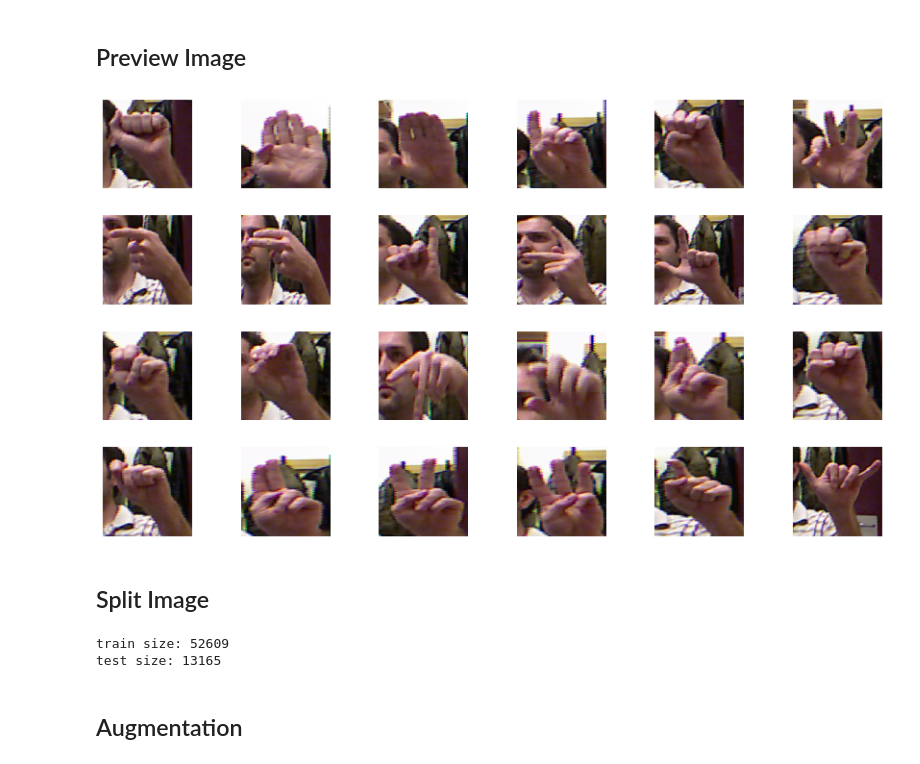
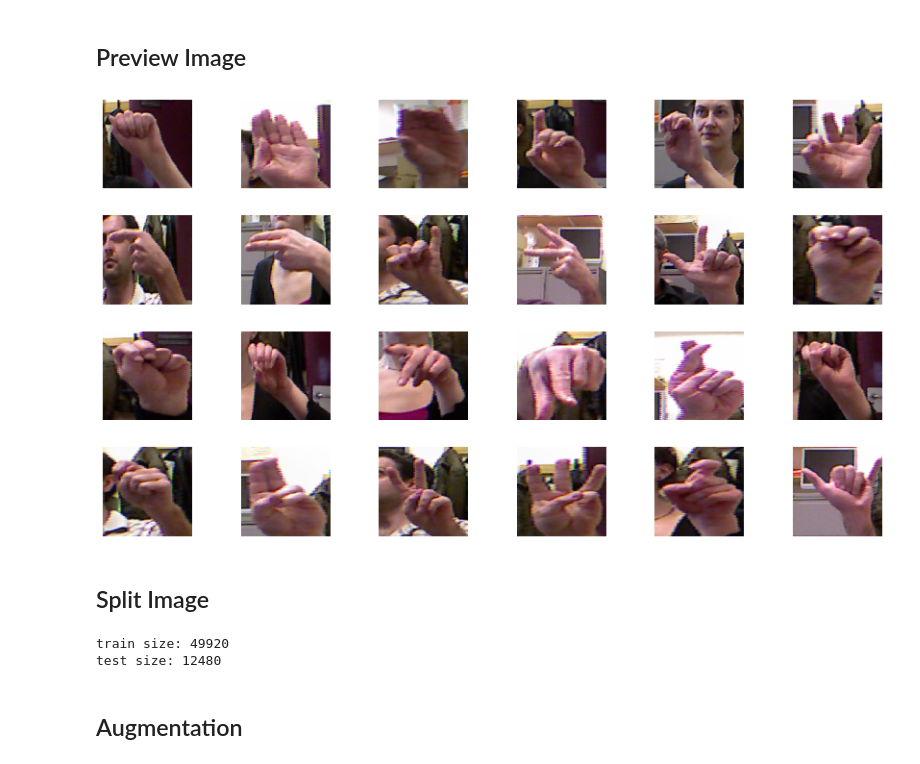
Before and after one commit to aemiralfath/BPML-Dicoding, a Jupyter notebook: Submission_3.ipynb, the cells around one changed output. Saved outputs shown, nothing was run; the diff lists cells and outputs as text; code cells hidden in the pictures.

```diff
--- a/Submission_3.ipynb
+++ b/Submission_3.ipynb
@@ -76,9 +80,6 @@ print(label_dir)
 # %%
 image_train = []
 label_train = []
-
-image_test = []
-label_test = []
 
 for dir_name in dataset_dir:
   dataset_path = os.path.join(base_dir, dir_name)
@@ -90,19 +91,11 @@ for dir_name in dataset_dir:
       if image_name.startswith('color_'):
         image_train.append(os.path.join(label_path, image_name))
         label_train.append(label_name)
-      else:
-        image_test.append(os.path.join(label_path, image_name))
-        label_test.append(label_name)
 
 image_train = np.array(image_train)
 label_train = np.array(label_train)
 print(image_train.shape)
 print(label_train.shape)
-
-image_test = np.array(image_test)
-label_test = np.array(label_test)
-print(image_test.shape)
-print(label_test.shape)
 # %% [output]
 (65774,)
 (65774,)
@@ -172,9 +152,14 @@ max height: 272
 ## Label Size
 # %%
 x, y = np.array([]), np.array([])
+min_len = sys.maxsize
 for label_name in label_dir:
+  data_length = len(df.loc[df['label'] == label_name])
   x = np.append(x, label_name)
-  y = np.append(y, len(df.loc[df['label'] == label_name]))
+  y = np.append(y, data_length)
+
+  if min_len > data_length:
+    min_len = data_length
 
 plt.figure(figsize=(15, 5))
 plt.bar(x, y)
@@ -183,0 +171,20 @@ plt.show()
+# %%
+df_downsample = pd.DataFrame({'image_path':np.array([]), 'label':np.array([])})
+df_test = pd.DataFrame({'image_path':np.array([]), 'label':np.array([])})
+
+for label_name in label_dir:
+  data_sample = df.loc[df['label'] == label_name]
+  data_downsampled = resample(
+      data_sample,
+      replace=False,
+      n_samples=min_len-15,
+      random_state=42
+  )
+
+  df_downsample = pd.concat([df_downsample, data_downsampled])
+
+  # sample yang tidak terpakai dijadikan untuk test
+  removed_sample = data_sample[~data_sample.apply(tuple, 1).isin(data_downsampled.apply(tuple, 1))]
+  df_test = pd.concat([df_test, removed_sample])
+
+df_downsample.label.value_counts()
@@ -186,23 +211,23 @@ plt.show()
 # %%
 class ImageViewer:
     def draw_sample_images(self):
       fn = []
       for label_name in label_dir:
-        samples = df[df['label']==label_name].iloc[0].values
+        samples = df_downsample[df_downsample['label']==label_name].iloc[0].values
         fn.append(samples[0])
 
       plt.figure(figsize=(15, 15))
       for n in range(len(fn)):
         plt.subplot(7, 6, n+1)
         plt.subplots_adjust(hspace = 0.3)
         plt.imshow(image.load_img(fn[n], target_size=(128, 128)))
 
         plt.axis('off')
       plt.show()
 
 ImageViewer().draw_sample_images()
 # %% [output]
-[figure, old version]
+[figure, new version]
 # %% [markdown]
 ## Split Image
 # %%
@@ -210,7 +235,7 @@ train_df = pd.DataFrame({'image_path':np.array([]), 'label':np.array([])})
 val_df = pd.DataFrame({'image_path':np.array([]), 'label':np.array([])})
 
 for label_name in label_dir:
-  df_sample = df[df['label']==label_name]
+  df_sample = df_downsample[df_downsample['label']==label_name]
   train_split, val_split = train_test_split(df_sample, test_size=0.2, random_state=42)
   train_df = pd.concat([train_df, train_split])
   val_df = pd.concat([val_df, val_split])
@@ -218,8 +243,8 @@ for label_name in label_dir:
 print('train size:', len(train_df))
 print('test size:', len(val_df))
 # %% [output]
-train size: 52609
-test size: 13165
+train size: 49920
+test size: 12480
 # %% [markdown]
 ## Augmentation
 # %%
```
Also changed, not shown: parts of 21 cells of this notebook.
